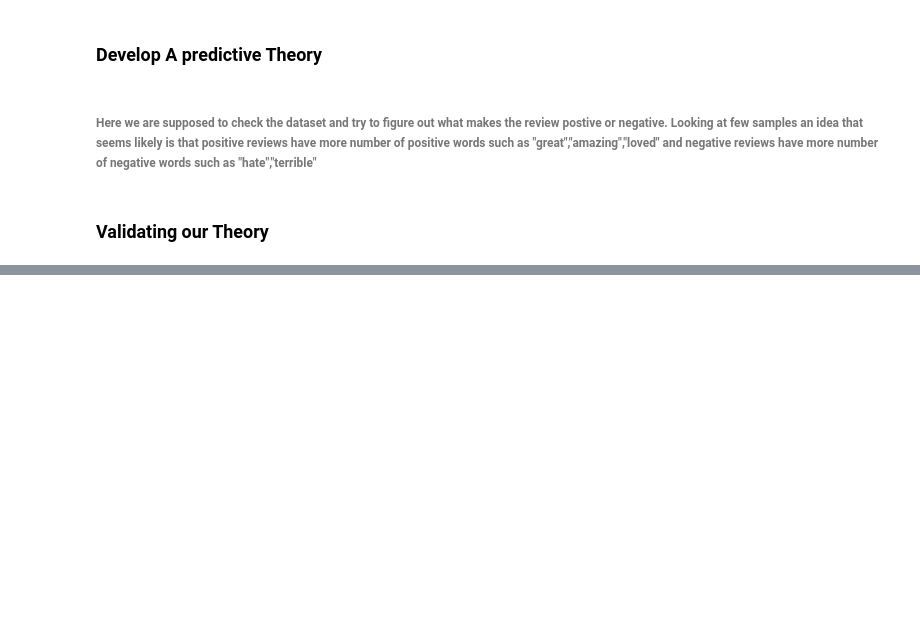
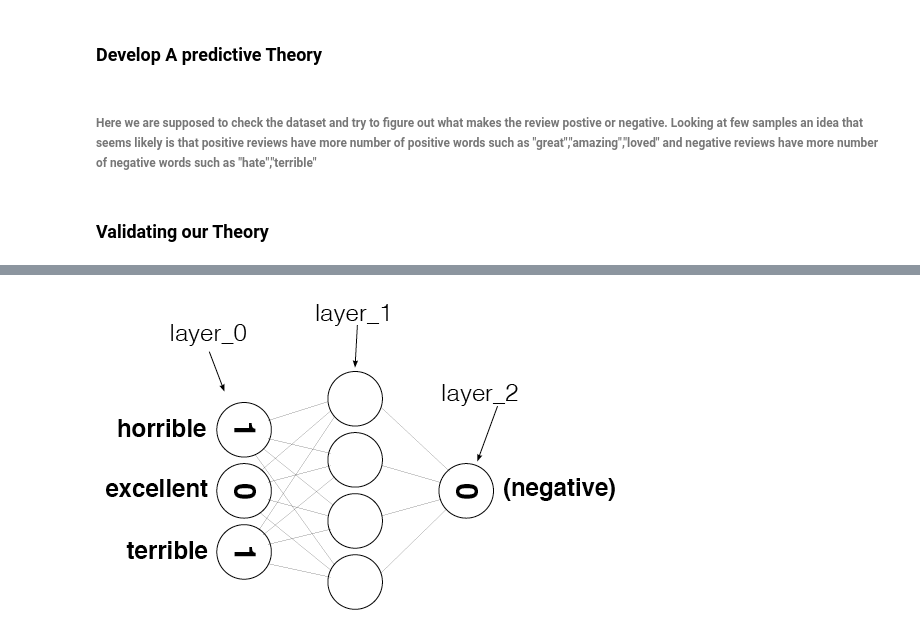
Before and after one commit to amitupreti/sentiment-analysis-from-scratch-With-Numpy, a Jupyter notebook: Part 1- sentiment analysis with numpy.ipynb, the cells around one changed output, grey strips where cells are left out. Drawn from its saved outputs; the diff is of its cells as text; code cells hidden in the pictures; blank space fills up the shorter version.

```diff
--- a/Part 1- sentiment analysis with numpy.ipynb
+++ b/Part 1- sentiment analysis with numpy.ipynb
@@ -40,0 +246,9 @@ positive        :       another one for the babes  bullets crowd . the story is
+# %%
+from IPython.display import Image
+Image(filename='sentiment_network_2.png')
+
+#Take a look at the following image. It represents the layers of the neural network you'll be building
+#throughout this notebook. layer_0 is the input layer, layer_1 is a hidden layer,
+#and layer_2 is the output layer.
+# %% [output]
+[figure, added]
```
Also changed, not shown: parts of 25 cells of this notebook.
